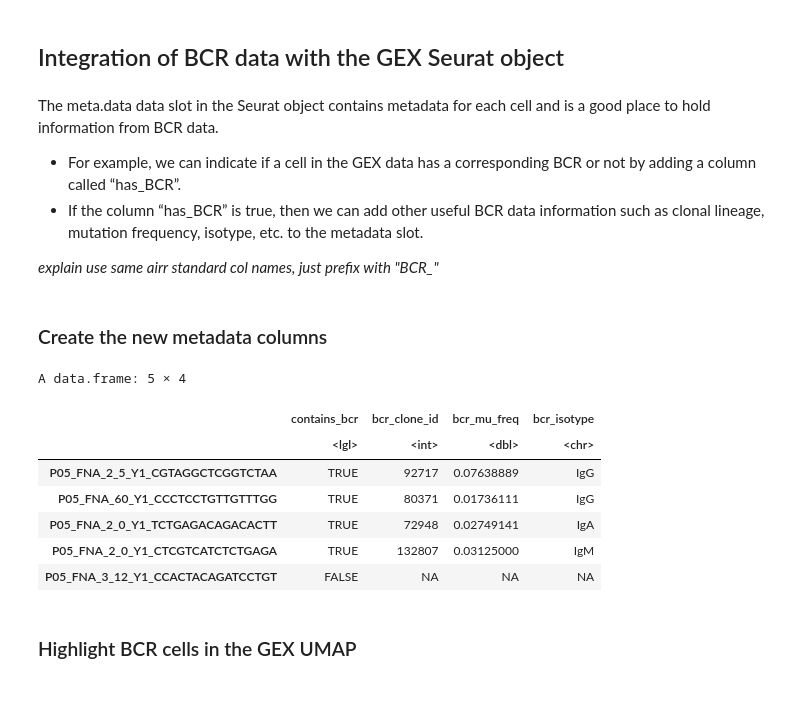
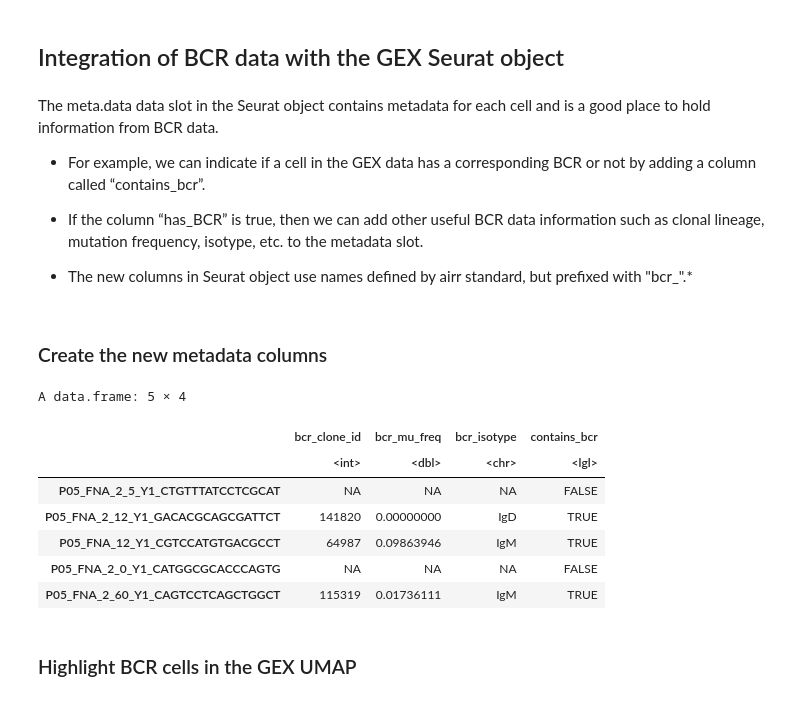
Before and after one commit to immcantation/immcantation, a Jupyter notebook: training/BCR_Seurat_tutorial.ipynb, the cells around one changed output. Drawn from its saved outputs; the diff is of its cells as text; code cells hidden in the pictures.

```diff
--- a/training/BCR_Seurat_tutorial.ipynb
+++ b/training/BCR_Seurat_tutorial.ipynb
@@ -32,40 +32,38 @@ bcr_data <- bcr_data %>% rowwise() %>%
 ## Integration of BCR data with the GEX Seurat object
 # %% [markdown]
 The meta.data data slot in the Seurat object contains metadata for each cell and is a good place to hold information from BCR data.
-* For example, we can indicate if a cell in the GEX data has a corresponding BCR or not by adding a column called “has_BCR”.
+* For example, we can indicate if a cell in the GEX data has a corresponding BCR or not by adding a column called “contains_bcr”.
 * If the column “has_BCR” is true, then we can add other useful BCR data information such as clonal lineage, mutation frequency, isotype, etc. to the metadata slot.
 
-*explain use same airr standard col names, just prefix with "BCR_"*
+* The new columns in Seurat object use names defined by airr standard, but prefixed with "bcr_".*
 # %% [markdown]
 ### Create the new metadata columns
-# %%
-# match cell ids between GEX and BCR data
-match_index <- match(Cells(gex_obj), bcr_data$cell_id_unique)
-
-# create BCR-related metadata columns (with NAs if there isn't a corresponding BCR)
-gex_obj$contains_bcr <- !is.na(match_index)
-
-clone_id <- bcr_data$clone_id
-gex_obj$bcr_clone_id <- unlist(lapply(match_index, function(x){ifelse(is.na(x), NA, clone_id[x])}))
-
-mu_freq <- bcr_data$mu_freq
-gex_obj$bcr_mu_freq <- unlist(lapply(match_index, function(x){ifelse(is.na(x), NA, mu_freq[x])}))
-
-isotype <- bcr_data$isotype
-gex_obj$bcr_isotype <- unlist(lapply(match_index, function(x){ifelse(is.na(x), NA, isotype[x])}))
-
-# examples of the new columns
-ncol_meta <- ncol(gex_obj[[]])
-gex_obj[[]][, (ncol_meta-3):ncol_meta] %>% slice_sample(n = 5)
-# %% [output]
-A data.frame: 5 × 4
-|  | contains_bcr | bcr_clone_id | bcr_mu_freq | bcr_isotype |
-|  | <lgl> | <int> | <dbl> | <chr> |
-| P05_FNA_2_5_Y1_CGTAGGCTCGGTCTAA | TRUE | 92717 | 0.07638889 | IgG |
-| P05_FNA_60_Y1_CCCTCCTGTTGTTTGG | TRUE | 80371 | 0.01736111 | IgG |
-| P05_FNA_2_0_Y1_TCTGAGACAGACACTT | TRUE | 72948 | 0.02749141 | IgA |
-| P05_FNA_2_0_Y1_CTCGTCATCTCTGAGA | TRUE | 132807 | 0.03125000 | IgM |
-| P05_FNA_3_12_Y1_CCACTACAGATCCTGT | FALSE | NA | NA | NA |
+# %%
+new_meta_cols = data.frame(cell_id_unique = Cells(gex_obj))
+# select columns from BCR data
+bcr_data_selected = bcr_data %>%
+        dplyr::select(cell_id_unique, clone_id, mu_freq, isotype) %>%
+        dplyr::rename(bcr_clone_id=clone_id, bcr_mu_freq=mu_freq, bcr_isotype=isotype)
+# sort BCR data by cell id in GEX Seurat Object
+new_meta_cols = left_join(new_meta_cols, bcr_data_selected, by = 'cell_id_unique')
+# integrate BCR data to Seurat object
+for (colname in colnames(bcr_data_selected)) {
+   gex_obj[[colname]] = new_meta_cols[[colname]]
+}
+gex_obj$contains_bcr = !is.na(gex_obj$bcr_clone_id)
+
+# examples of the new columns
+ncol_meta <- ncol(gex_obj[[]])
+gex_obj[[]][, (ncol_meta-3):ncol_meta] %>% slice_sample(n = 5)
+# %% [output]
+A data.frame: 5 × 4
+|  | bcr_clone_id | bcr_mu_freq | bcr_isotype | contains_bcr |
+|  | <int> | <dbl> | <chr> | <lgl> |
+| P05_FNA_2_5_Y1_CTGTTTATCCTCGCAT | NA | NA | NA | FALSE |
+| P05_FNA_2_12_Y1_GACACGCAGCGATTCT | 141820 | 0.00000000 | IgD | TRUE |
+| P05_FNA_12_Y1_CGTCCATGTGACGCCT | 64987 | 0.09863946 | IgM | TRUE |
+| P05_FNA_2_0_Y1_CATGGCGCACCCAGTG | NA | NA | NA | FALSE |
+| P05_FNA_2_60_Y1_CAGTCCTCAGCTGGCT | 115319 | 0.01736111 | IgM | TRUE |
 # %% [markdown]
 ### Highlight BCR cells in the GEX UMAP
 # %% [markdown]
```
Also changed, not shown: parts of 5 cells of this notebook.
